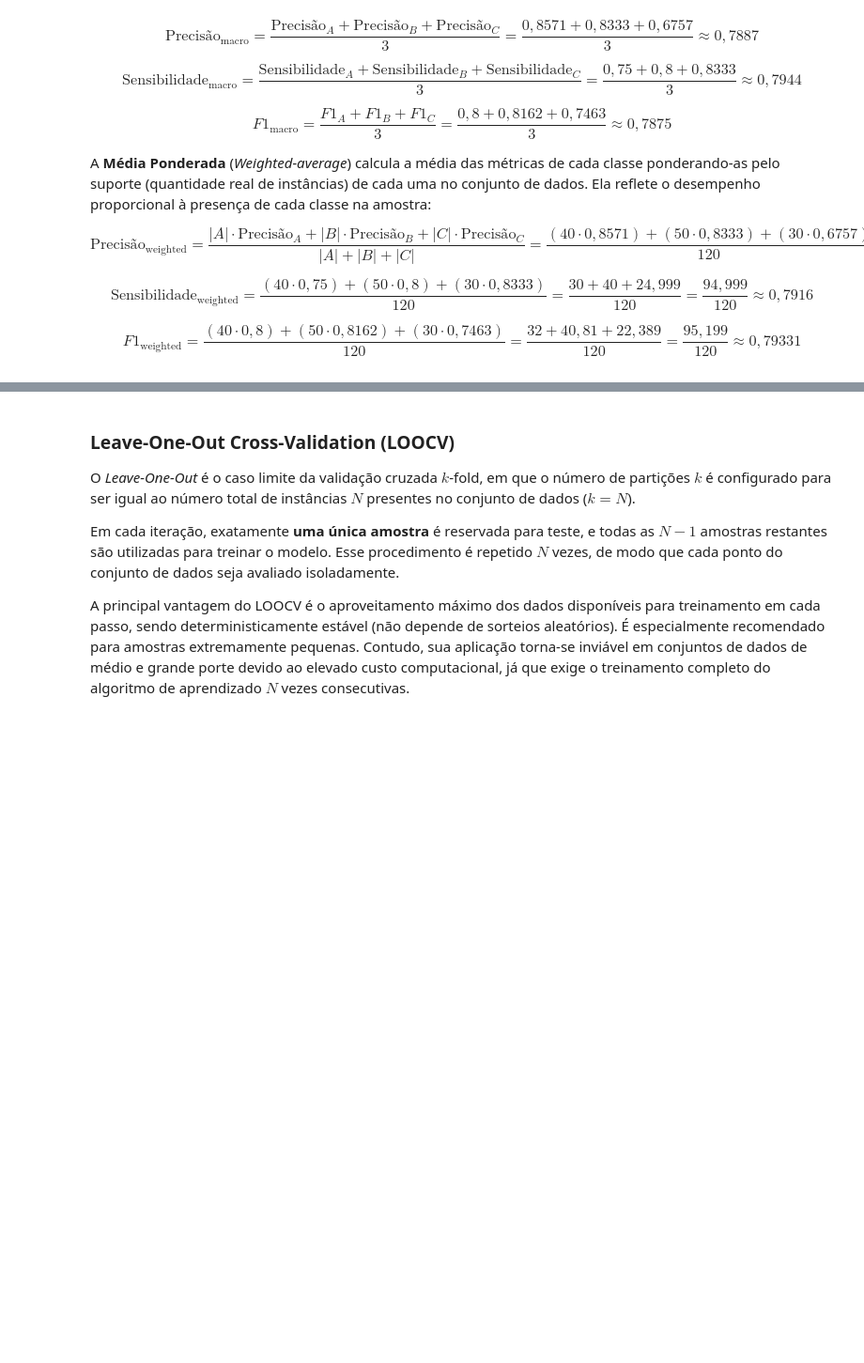
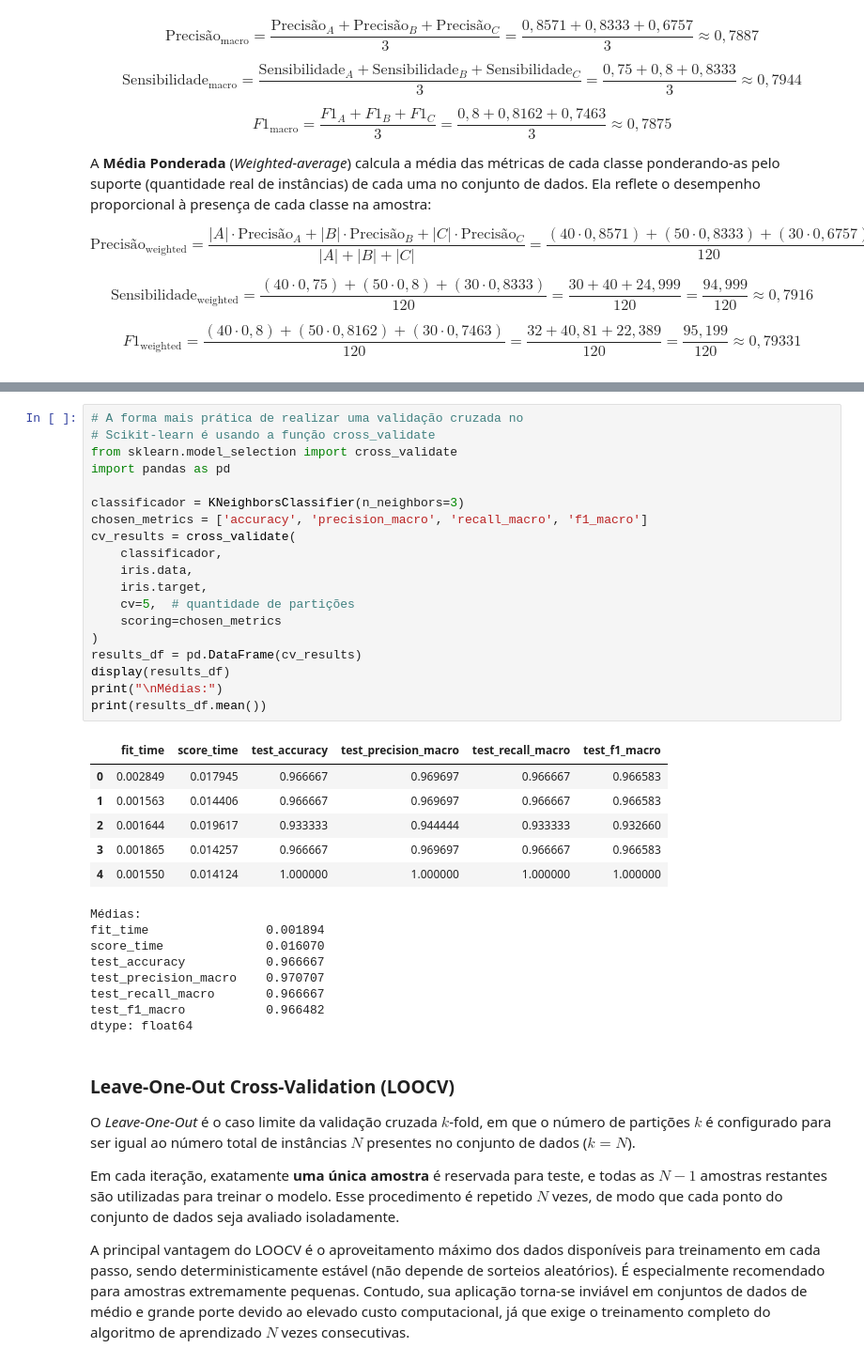
Before and after one commit to alexlimatds/esp_introducao_am, a Jupyter notebook: 06_avaliacao_de_modelos_de_classificacao.ipynb, the cells around one changed output, grey strips where cells are left out. Shown at 94% size. Cells and saved outputs as stored; diff of their text form; blank space fills up the shorter version.

```diff
--- a/06_avaliacao_de_modelos_de_classificacao.ipynb
+++ b/06_avaliacao_de_modelos_de_classificacao.ipynb
@@ -202,6 +292,40 @@ Fonte: https://www.analyticsvidhya.com/blog/2021/05/importance-of-cross-validati
 
 
 Essa abordagem garante que todas as amostras do conjunto de dados sejam utilizadas exatamente uma vez como dados de teste e $k-1$ vezes como dados de treinamento, reduzindo drasticamente o risco de viés na estimativa. Os valores mais comuns adotados na prática para $k$ são 5 e 10.
+# %%
+# A forma mais prática de realizar uma validação cruzada no
+# Scikit-learn é usando a função cross_validate
+from sklearn.model_selection import cross_validate
+import pandas as pd
+
+classificador = KNeighborsClassifier(n_neighbors=3)
+chosen_metrics = ['accuracy', 'precision_macro', 'recall_macro', 'f1_macro']
+cv_results = cross_validate(
+    classificador,
+    iris.data,
+    iris.target,
+    cv=5,  # quantidade de partições
+    scoring=chosen_metrics
+)
+results_df = pd.DataFrame(cv_results)
+display(results_df)
+print("\nMédias:")
+print(results_df.mean())
+# %% [output]
+|  | fit_time | score_time | test_accuracy | test_precision_macro | test_recall_macro | test_f1_macro |
+| 0 | 0.002849 | 0.017945 | 0.966667 | 0.969697 | 0.966667 | 0.966583 |
+| 1 | 0.001563 | 0.014406 | 0.966667 | 0.969697 | 0.966667 | 0.966583 |
+| 2 | 0.001644 | 0.019617 | 0.933333 | 0.944444 | 0.933333 | 0.932660 |
+| 3 | 0.001865 | 0.014257 | 0.966667 | 0.969697 | 0.966667 | 0.966583 |
+| 4 | 0.001550 | 0.014124 | 1.000000 | 1.000000 | 1.000000 | 1.000000 |
+Médias:
+fit_time                0.001894
+score_time              0.016070
+test_accuracy           0.966667
+test_precision_macro    0.970707
+test_recall_macro       0.966667
+test_f1_macro           0.966482
+dtype: float64
 # %% [markdown]
 ### Leave-One-Out Cross-Validation (LOOCV)
 
```
Also changed, not shown: parts of 6 cells of this notebook.
